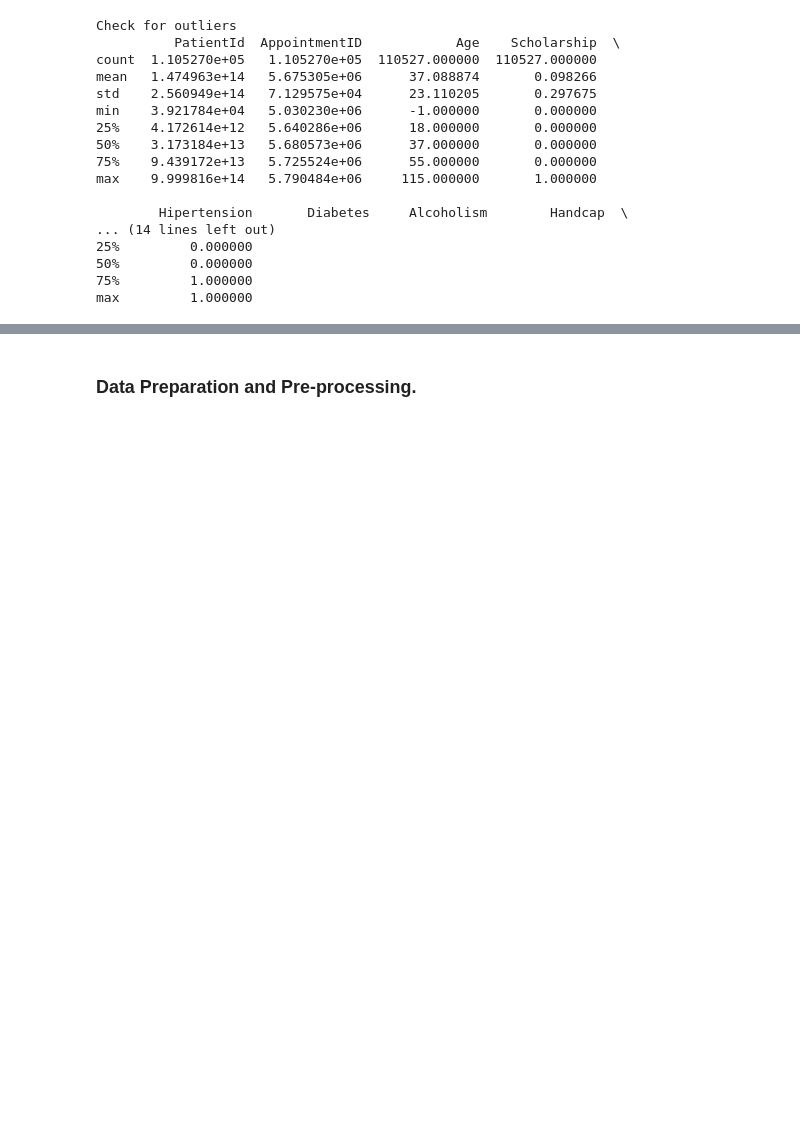
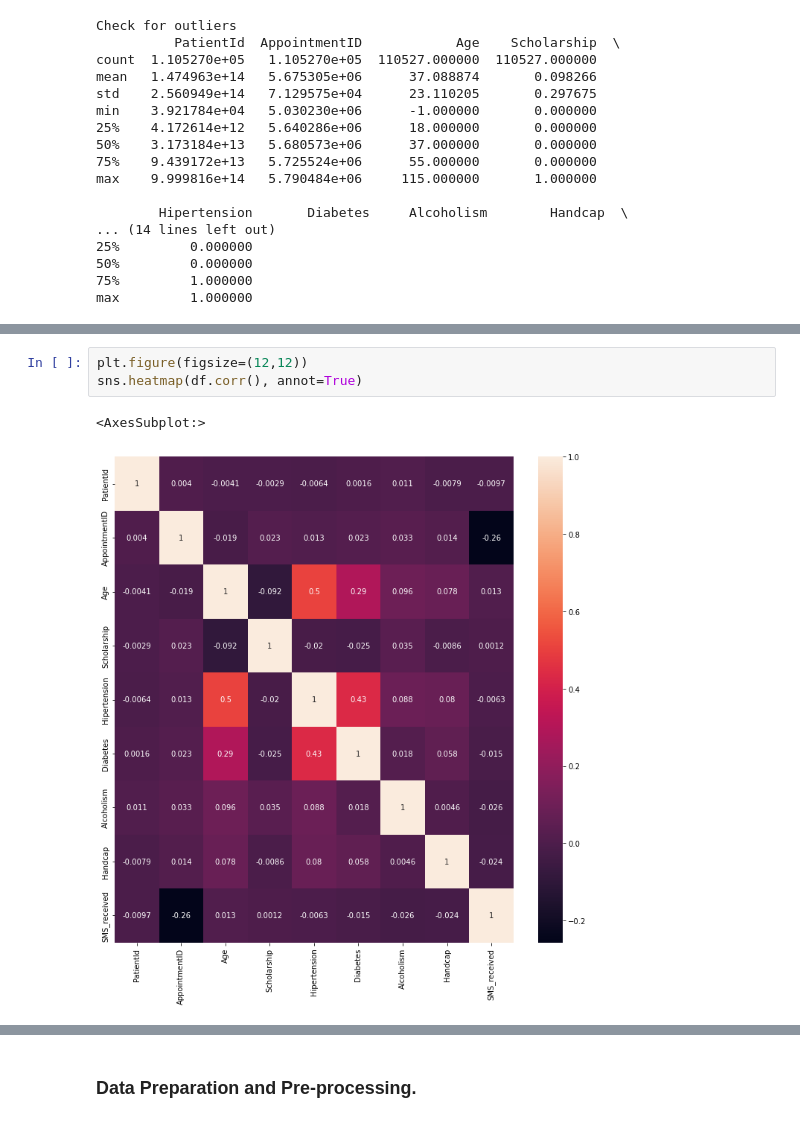
Before and after one commit to philipobiorah/no_show_appointments, a Jupyter notebook: No_show_appointments.ipynb, the cells around one changed output, grey strips where cells are left out. Saved outputs shown, nothing was run; the diff lists cells and outputs as text; blank space fills up the shorter version.

```diff
--- a/No_show_appointments.ipynb
+++ b/No_show_appointments.ipynb
@@ -112 +244,7 @@ max         1.000000
+# %%
+plt.figure(figsize=(12,12))
+sns.heatmap(df.corr(), annot=True)
+# %% [output]
+<AxesSubplot:>
+[figure, added]
 # %% [markdown]
```
Also changed, not shown: parts of 16 cells of this notebook.
